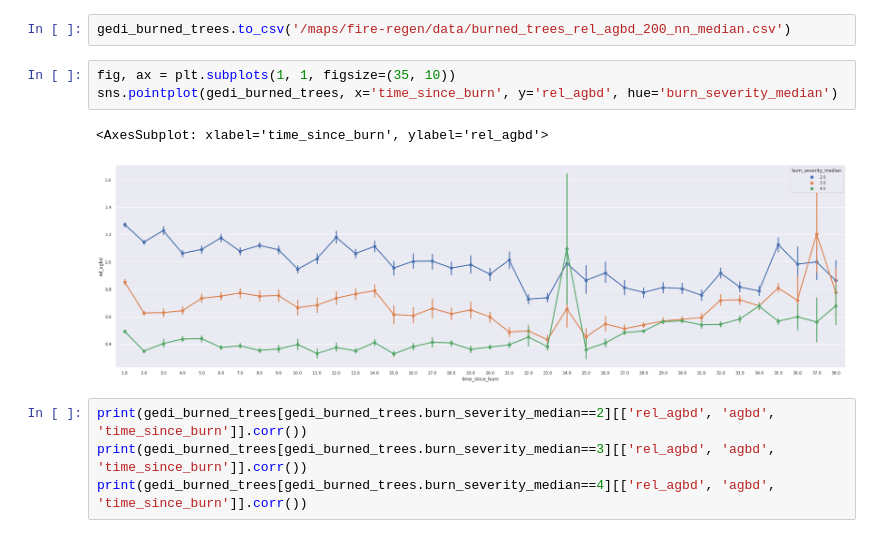
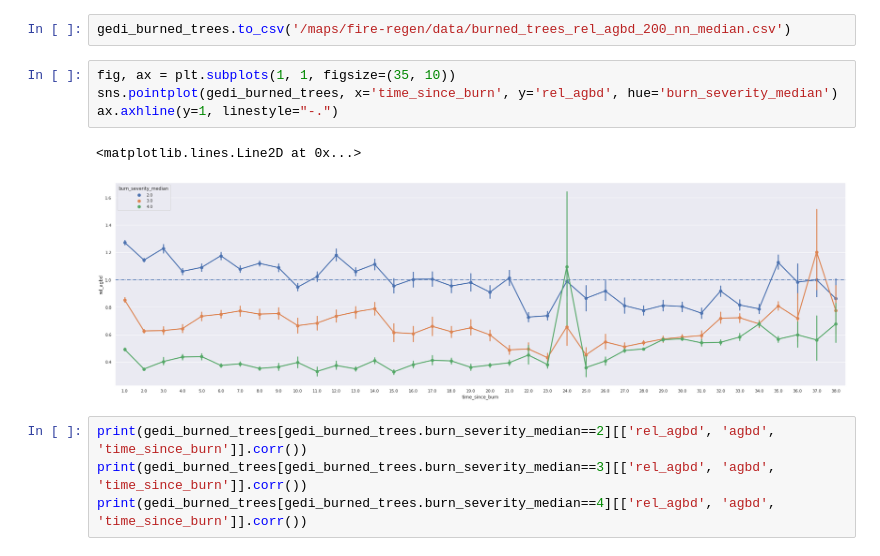
Before and after one commit to mahuna13/fire-regen, a Jupyter notebook: notebooks/exploratory/RegenAnalysisNN.ipynb, the cells around one changed output. Saved outputs shown, nothing was run; the diff lists cells and outputs as text.

```diff
--- a/notebooks/exploratory/RegenAnalysisNN.ipynb
+++ b/notebooks/exploratory/RegenAnalysisNN.ipynb
@@ -51,9 +51,10 @@ gedi_burned_trees.to_csv('/maps/fire-regen/data/burned_trees_rel_agbd_200_nn_med
 # %%
 fig, ax = plt.subplots(1, 1, figsize=(35, 10))
 sns.pointplot(gedi_burned_trees, x='time_since_burn', y='rel_agbd', hue='burn_severity_median')
+ax.axhline(y=1, linestyle="-.")
 # %% [output]
-<AxesSubplot: xlabel='time_since_burn', ylabel='rel_agbd'>
+<matplotlib.lines.Line2D at 0x...>
-[figure, old version]
+[figure, new version]
 # %%
 print(gedi_burned_trees[gedi_burned_trees.burn_severity_median==2][['rel_agbd', 'agbd', 'time_since_burn']].corr())
 print(gedi_burned_trees[gedi_burned_trees.burn_severity_median==3][['rel_agbd', 'agbd', 'time_since_burn']].corr())
```
Also changed, not shown: parts of 10 cells of this notebook.
